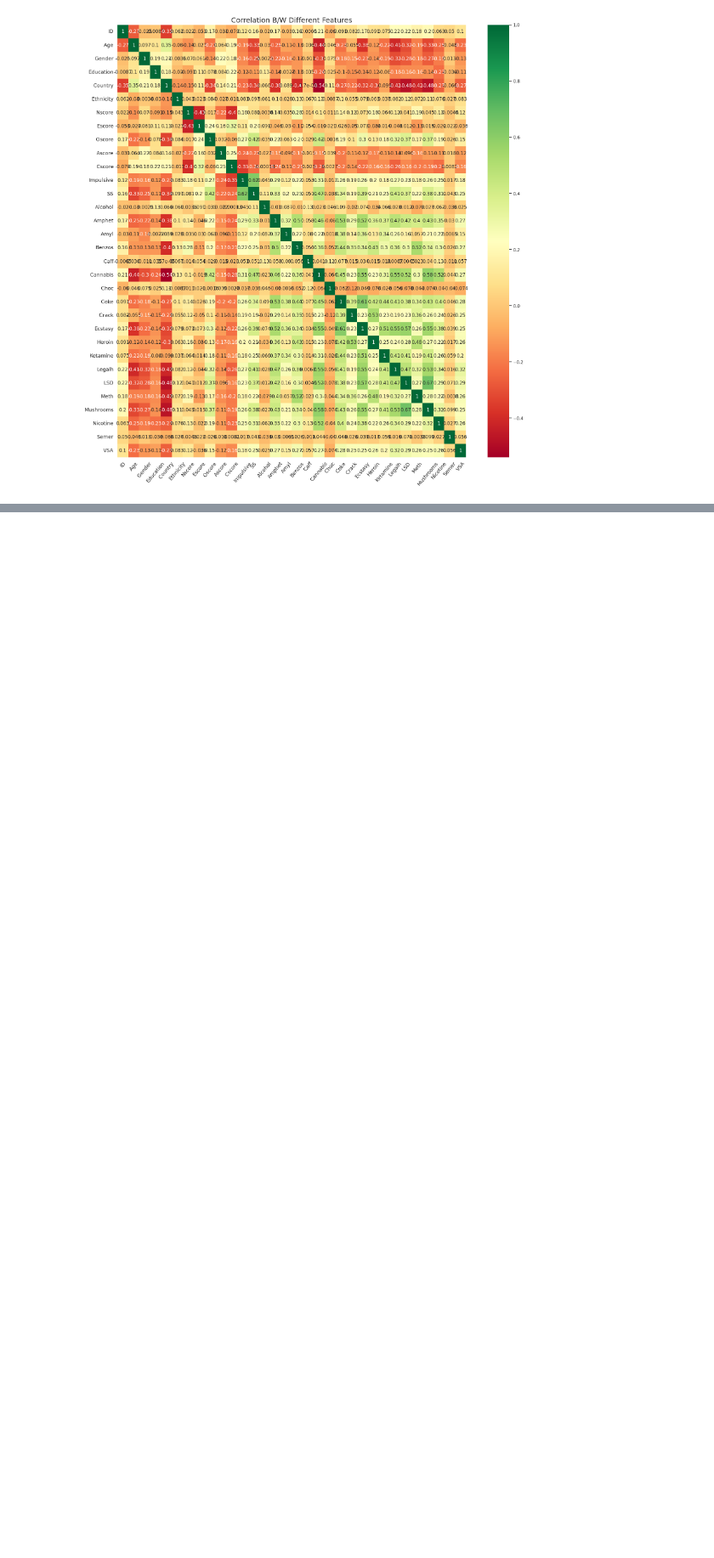
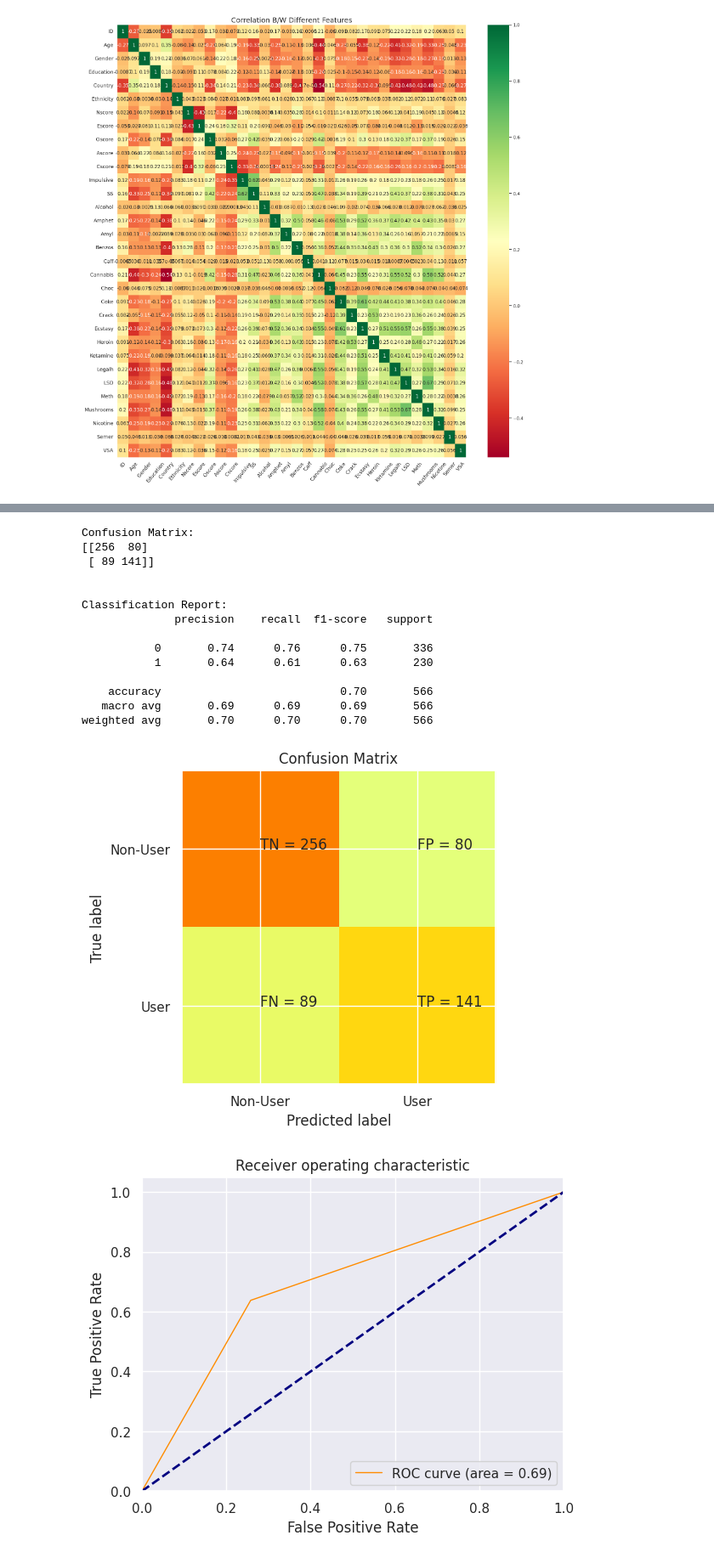
Before and after one commit to harini-spec/overdose-prediction, a Jupyter notebook: drug-prediction.ipynb, the cells around one changed output, grey strips where cells are left out. Shown at 85% size. Saved outputs shown, nothing was run; the diff lists cells and outputs as text; code cells hidden in the pictures; blank space fills up the shorter version.

Commit message:
predictions added

```diff
--- a/drug-prediction.ipynb
+++ b/drug-prediction.ipynb
@@ -297,0 +342,58 @@ X_train1, X_test1, y_train1, y_test1 = train_test_split(X, y, test_size=0.30, ra
+# %%
+from sklearn.metrics import roc_curve,auc
+
+def report_performance(model):
+
+    model_test = model.predict(X_test)
+
+    print("\n\nConfusion Matrix:")
+    print("{0}".format(metrics.confusion_matrix(y_test, model_test)))
+    print("\n\nClassification Report: ")
+    print(metrics.classification_report(y_test, model_test))
+    #cm = metrics.confusion_matrix(y_test, model_test)
+    plot_confusion_metrix(y_test, model_test)
+
+
+def roc_curves(model):
+    predictions_test = model.predict(X_test)
+    fpr, tpr, thresholds = roc_curve(predictions_test,y_test)
+    roc_auc = auc(fpr, tpr)
+
+    plt.figure()
+    plt.plot(fpr, tpr, color='darkorange', lw=1, label='ROC curve (area = %0.2f)' % roc_auc)
+    plt.plot([0, 1], [0, 1], color='navy', lw=2, linestyle='--')
+    plt.xlim([0.0, 1.0])
+    plt.ylim([0.0, 1.05])
+    plt.xlabel('False Positive Rate')
+    plt.ylabel('True Positive Rate')
+    plt.title('Receiver operating characteristic')
+    plt.legend(loc="lower right")
+    plt.show()
+
+def accuracy(model):
+    pred = model.predict(X_test1)
+    accu = metrics.accuracy_score(y_test,pred)
+    print("\nAcuuracy Of the Model: ",accu,"\n\n")
+    #total_accuracy[str((str(model).split('(')[0]))] = accu
+# %%
+svm = SVC(kernel="linear", C=1,random_state=0)
+svm.fit(X_train, y_train.ravel())
+report_performance(svm)
+roc_curves(svm)
+# %% [output]
+Confusion Matrix:
+[[256  80]
+ [ 89 141]]
+
+
+Classification Report:
+              precision    recall  f1-score   support
+
+           0       0.74      0.76      0.75       336
+           1       0.64      0.61      0.63       230
+
+    accuracy                           0.70       566
+   macro avg       0.69      0.69      0.69       566
+weighted avg       0.70      0.70      0.70       566
+[figure, added]
+[figure, added]
```
Also changed, not shown: parts of 16 cells of this notebook.
